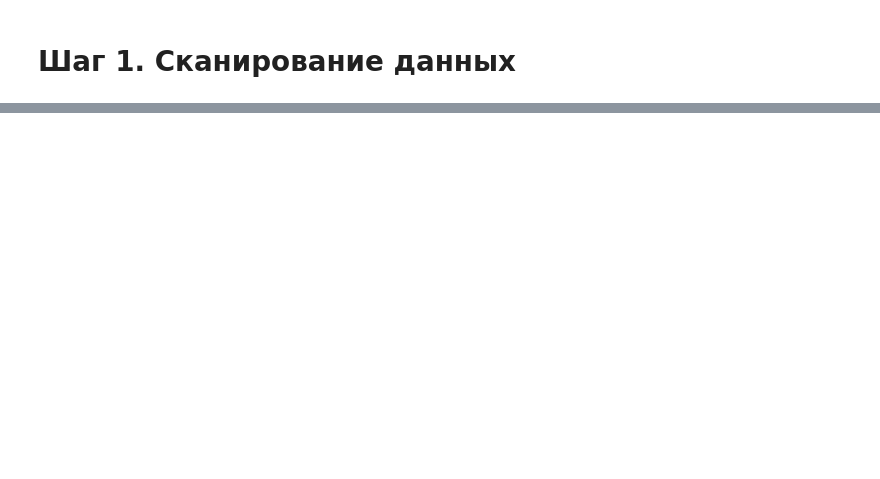
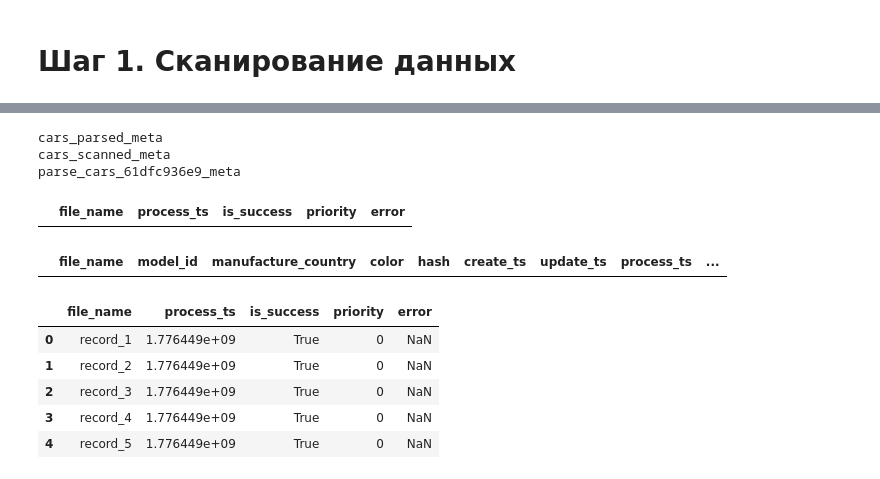
Before and after one commit to epoch8/datapipe-examples, a Jupyter notebook: collab_demo_3.12/datapipe_demo_1_rus.ipynb, the cells around one changed output, grey strips where cells are left out. Saved outputs shown, nothing was run; the diff lists cells and outputs as text; code cells hidden in the pictures; blank space fills up the shorter version.

```diff
--- a/collab_demo_3.12/datapipe_demo_1_rus.ipynb
+++ b/collab_demo_3.12/datapipe_demo_1_rus.ipynb
@@ -230,0 +495,14 @@ with open(FILEPATH__PROCESSED__CARS.replace("{data}", "cars_scanned"), "r") as f
+# %%
+check_meta()
+# %% [output]
+cars_parsed_meta
+cars_scanned_meta
+parse_cars_61dfc936e9_meta
+# %%
+print_meta("parse_cars_61dfc936e9_meta")
+# %% [output]
+|  | file_name | process_ts | is_success | priority | error |
+# %%
+print_meta("cars_parsed_meta")
+# %% [output]
+|  | file_name | model_id | manufacture_country | color | hash | create_ts | update_ts | process_ts | ... |
@@ -230,0 +511,9 @@ with open(FILEPATH__PROCESSED__CARS.replace("{data}", "cars_scanned"), "r") as f
+# %%
+print_meta("parse_cars_61dfc936e9_meta")
+# %% [output]
+|  | file_name | process_ts | is_success | priority | error |
+| 0 | record_1 | 1.776449e+09 | True | 0 | NaN |
+| 1 | record_2 | 1.776449e+09 | True | 0 | NaN |
+| 2 | record_3 | 1.776449e+09 | True | 0 | NaN |
+| 3 | record_4 | 1.776449e+09 | True | 0 | NaN |
+| 4 | record_5 | 1.776449e+09 | True | 0 | NaN |
```
Also changed, not shown: parts of 113 cells of this notebook.
